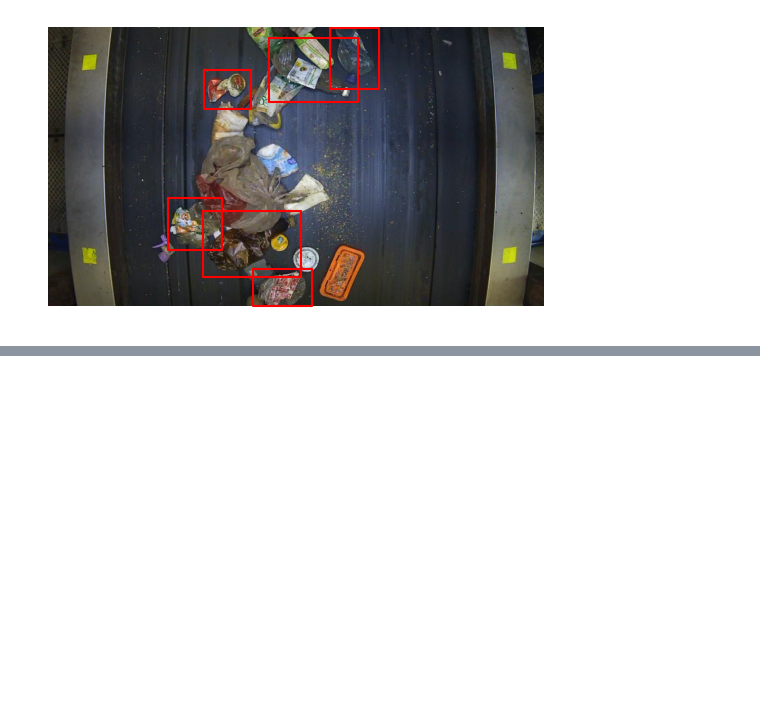
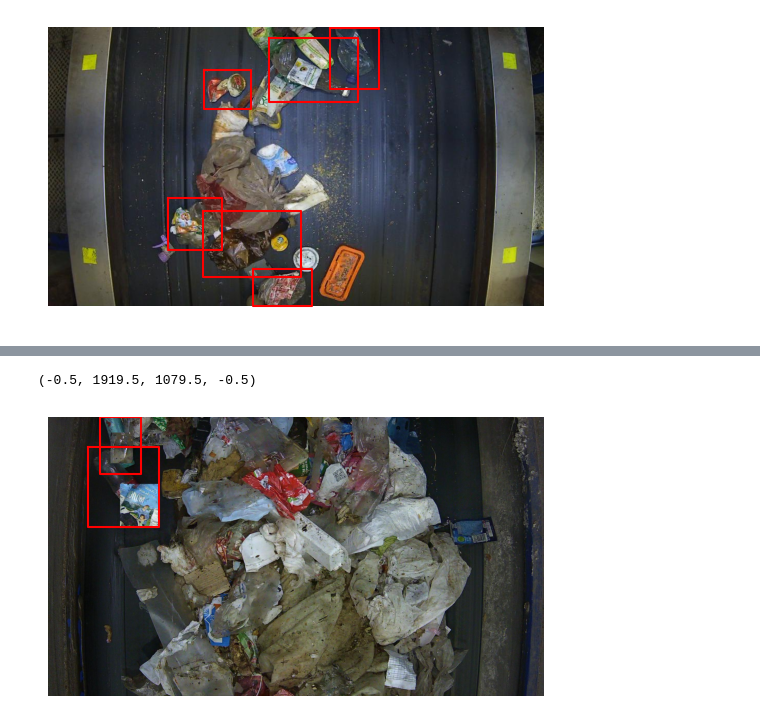
Before and after one commit to bryanheee/CVbyDL-group18, a Jupyter notebook: cutmix.ipynb, the cells around one changed output, grey strips where cells are left out. Drawn from its saved outputs; the diff is of its cells as text; code cells hidden in the pictures; blank space fills up the shorter version.

```diff
--- a/cutmix.ipynb
+++ b/cutmix.ipynb
@@ -190,0 +194,7 @@ plt.axis("off")
+# %%
+# read the test labels
+test_labels_dir = os.path.join(BASE_DIR, "test/labels")
+labels = os.listdir(test_labels_dir)
+df_test_labels = load_labels(test_labels_dir)
+print(df_test_labels.shape)
+df_test_labels.head()
@@ -190,0 +262,14 @@ plt.axis("off")
+# %%
+# test set example
+img_name = "Monitoring_photo_2_test_25-Mar_11-11-15"
+img = plt.imread(os.path.join(CUTMIX_DIR, "test/images/", img_name + ".jpg"))
+
+img_boxes = df_test_labels[df_test_labels["file_name"] == img_name]
+
+# Display bounding boxes
+disp_bb(img, img_boxes)
+plt.imshow(img)
+plt.axis("off")
+# %% [output]
+(-0.5, 1919.5, 1079.5, -0.5)
+[figure, added]
```
Also changed, not shown: parts of 9 cells of this notebook.
